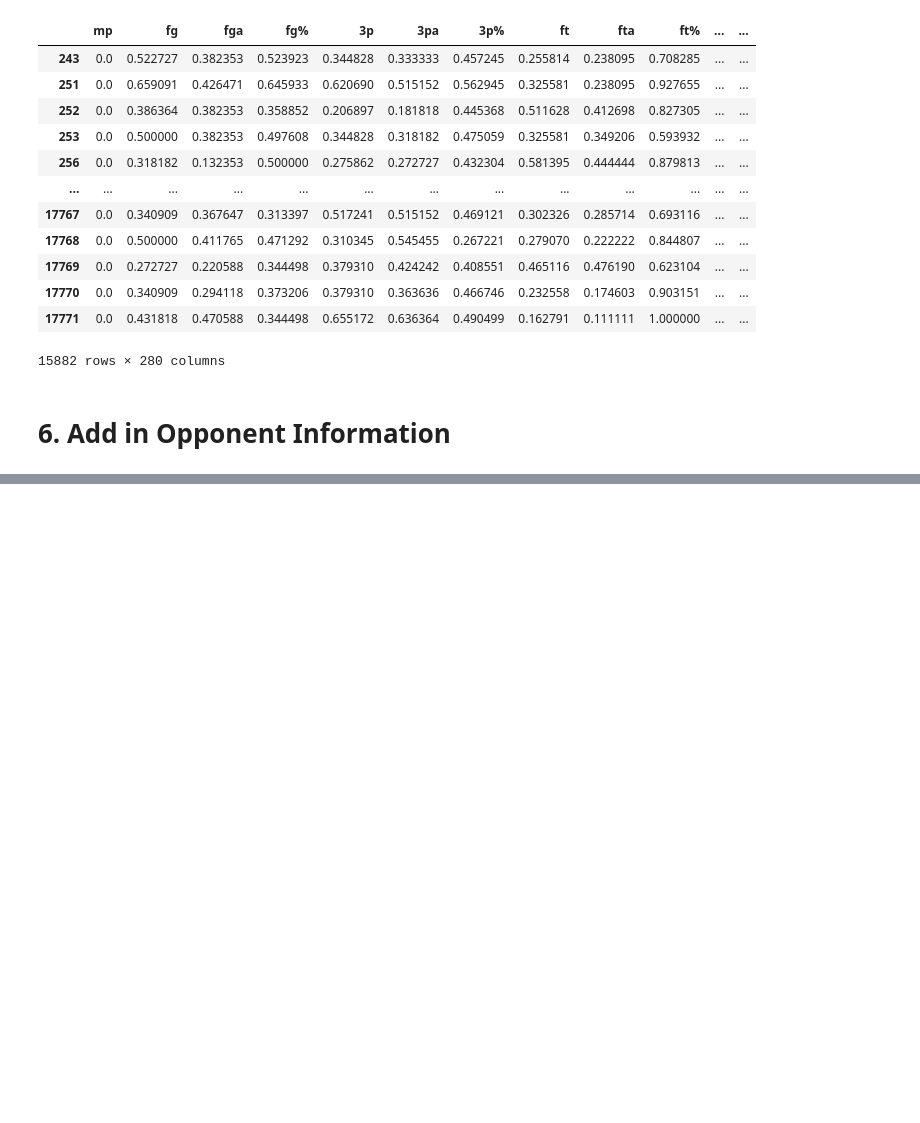
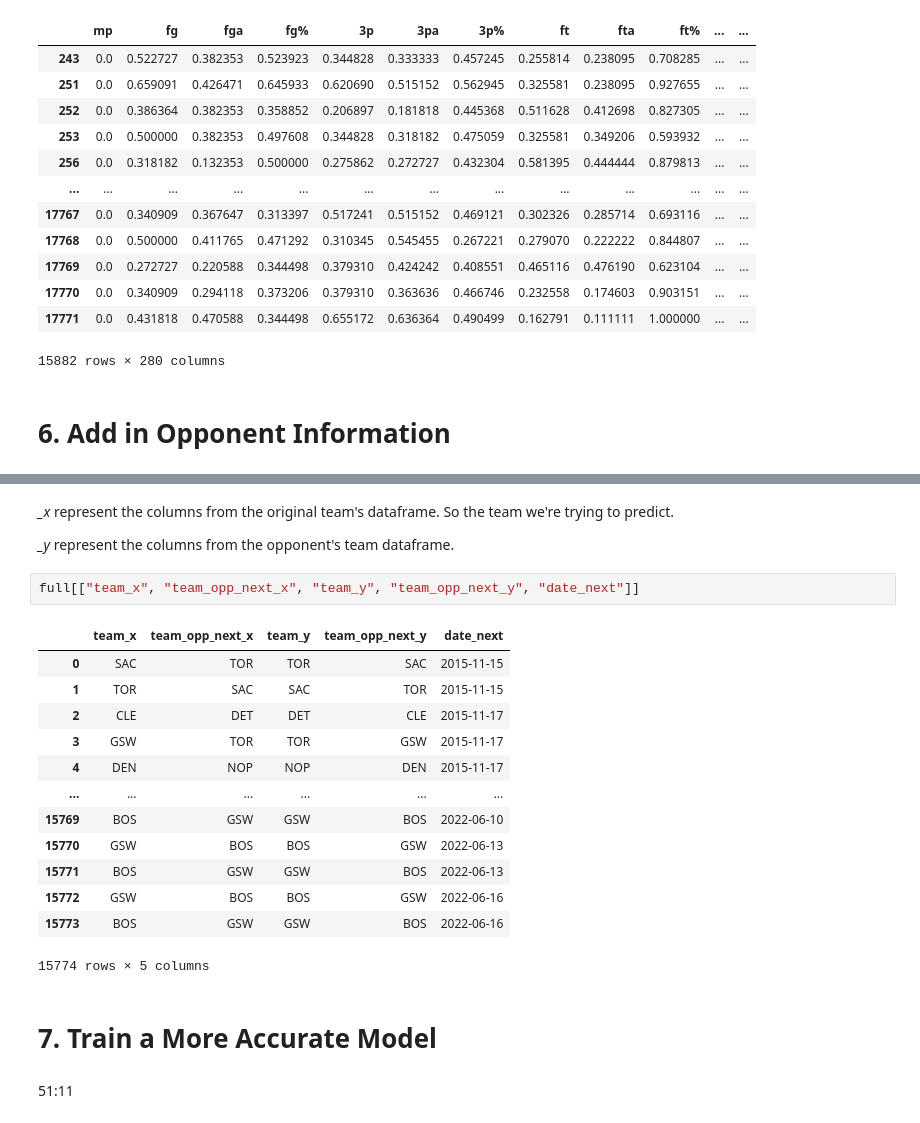
Before and after one commit to thopsialive/Predicting-NBA-Games, a Jupyter notebook: predict.ipynb, the cells around one changed output, grey strips where cells are left out. Drawn from its saved outputs; the diff is of its cells as text; blank space fills up the shorter version.

```diff
--- a/predict.ipynb
+++ b/predict.ipynb
@@ -512,0 +583,24 @@ df
+# %% [markdown]
+*_x* represent the columns from the original team's dataframe. So the team we're trying to predict.
+
+*_y* represent the columns from the opponent's team dataframe.
+# %%
+full[["team_x", "team_opp_next_x", "team_y", "team_opp_next_y", "date_next"]]
+# %% [output]
+|  | team_x | team_opp_next_x | team_y | team_opp_next_y | date_next |
+| 0 | SAC | TOR | TOR | SAC | 2015-11-15 |
+| 1 | TOR | SAC | SAC | TOR | 2015-11-15 |
+| 2 | CLE | DET | DET | CLE | 2015-11-17 |
+| 3 | GSW | TOR | TOR | GSW | 2015-11-17 |
+| 4 | DEN | NOP | NOP | DEN | 2015-11-17 |
+| ... | ... | ... | ... | ... | ... |
+| 15769 | BOS | GSW | GSW | BOS | 2022-06-10 |
+| 15770 | GSW | BOS | BOS | GSW | 2022-06-13 |
+| 15771 | BOS | GSW | GSW | BOS | 2022-06-13 |
+| 15772 | GSW | BOS | BOS | GSW | 2022-06-16 |
+| 15773 | BOS | GSW | GSW | BOS | 2022-06-16 |
+15774 rows × 5 columns
+# %% [markdown]
+# 7. Train a More Accurate Model
+# %% [markdown]
+51:11
```
Also changed, not shown: parts of 4 cells of this notebook.
